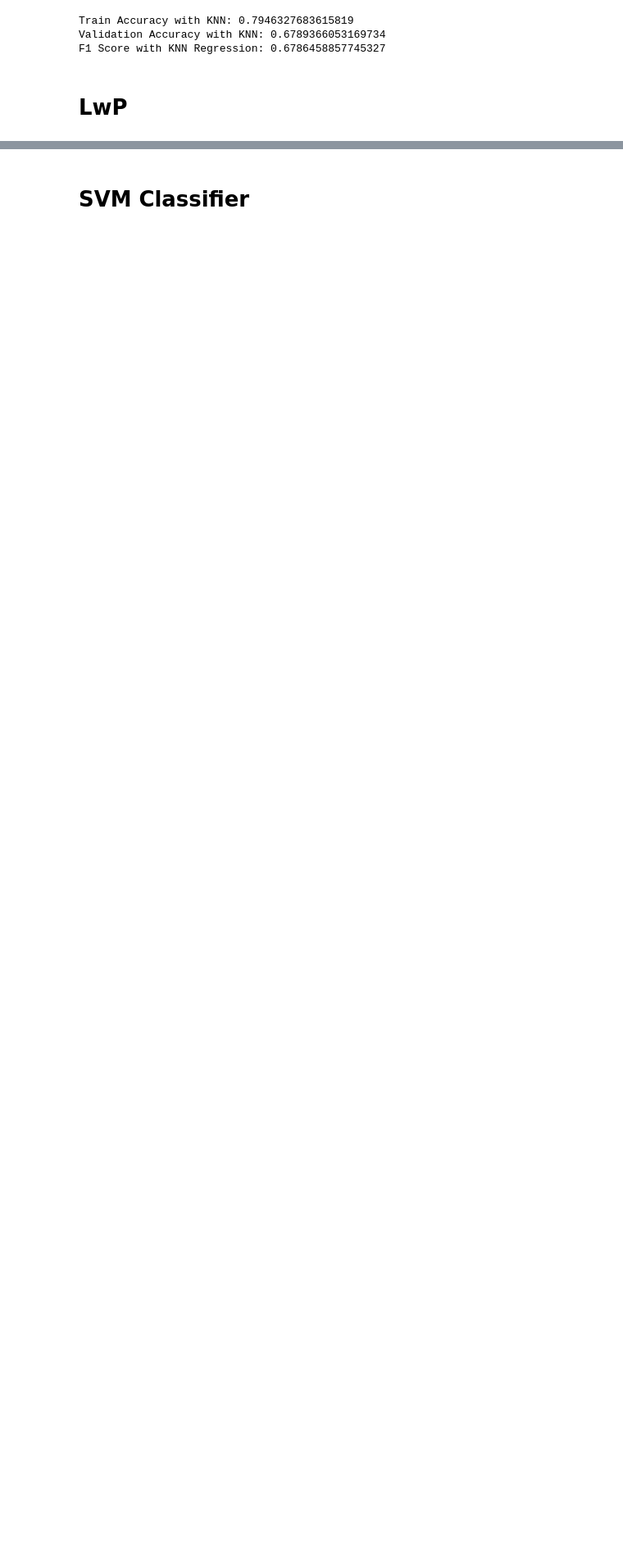
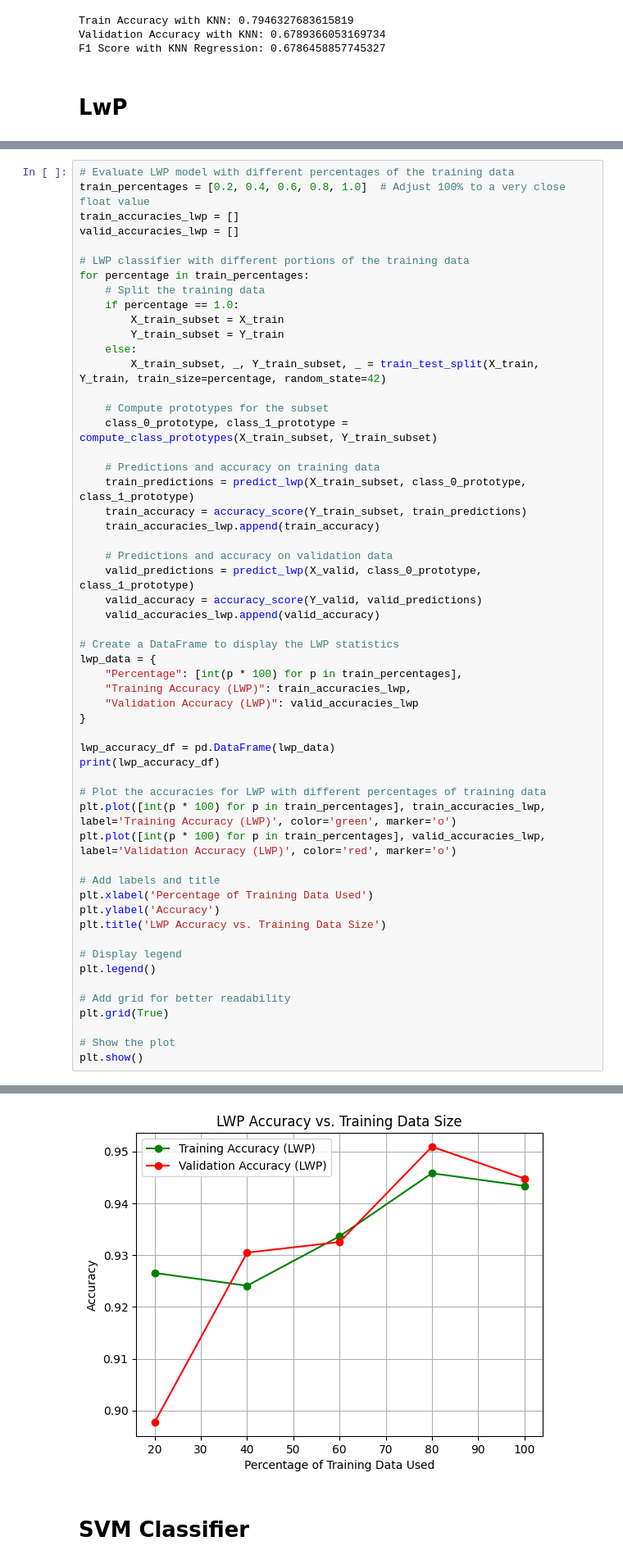
Before and after one commit to psarath22/CS771_M1, a Jupyter notebook: codes/Task2_combined_data.ipynb, the cells around one changed output, grey strips where cells are left out. Shown at 82% size. Cells and saved outputs as stored; diff of their text form; blank space fills up the shorter version.

```diff
--- a/codes/Task2_combined_data.ipynb
+++ b/codes/Task2_combined_data.ipynb
@@ -482,0 +475,56 @@ F1 Score with LWP Regression: 0.9447935937362456
+# %%
+# Evaluate LWP model with different percentages of the training data
+train_percentages = [0.2, 0.4, 0.6, 0.8, 1.0]  # Adjust 100% to a very close float value
+train_accuracies_lwp = []
+valid_accuracies_lwp = []
+
+# LWP classifier with different portions of the training data
+for percentage in train_percentages:
+    # Split the training data
+    if percentage == 1.0:
+        X_train_subset = X_train
+        Y_train_subset = Y_train
+    else:
+        X_train_subset, _, Y_train_subset, _ = train_test_split(X_train, Y_train, train_size=percentage, random_state=42)
+
+    # Compute prototypes for the subset
+    class_0_prototype, class_1_prototype = compute_class_prototypes(X_train_subset, Y_train_subset)
+
+    # Predictions and accuracy on training data
+    train_predictions = predict_lwp(X_train_subset, class_0_prototype, class_1_prototype)
+    train_accuracy = accuracy_score(Y_train_subset, train_predictions)
+    train_accuracies_lwp.append(train_accuracy)
+
+    # Predictions and accuracy on validation data
+    valid_predictions = predict_lwp(X_valid, class_0_prototype, class_1_prototype)
+    valid_accuracy = accuracy_score(Y_valid, valid_predictions)
+    valid_accuracies_lwp.append(valid_accuracy)
+
+# Create a DataFrame to display the LWP statistics
+lwp_data = {
+    "Percentage": [int(p * 100) for p in train_percentages],
+    "Training Accuracy (LWP)": train_accuracies_lwp,
+    "Validation Accuracy (LWP)": valid_accuracies_lwp
+}
+
+lwp_accuracy_df = pd.DataFrame(lwp_data)
+print(lwp_accuracy_df)
+
+# Plot the accuracies for LWP with different percentages of training data
+plt.plot([int(p * 100) for p in train_percentages], train_accuracies_lwp, label='Training Accuracy (LWP)', color='green', marker='o')
+plt.plot([int(p * 100) for p in train_percentages], valid_accuracies_lwp, label='Validation Accuracy (LWP)', color='red', marker='o')
+
+# Add labels and title
+plt.xlabel('Percentage of Training Data Used')
+plt.ylabel('Accuracy')
+plt.title('LWP Accuracy vs. Training Data Size')
+
+# Display legend
+plt.legend()
+
+# Add grid for better readability
+plt.grid(True)
+
+# Show the plot
+plt.show()
+# %% [output]
@@ -483,3 +537,4 @@ F1 Score with LWP Regression: 0.9447935937362456
+[figure, added]
 # %% [markdown]
 # **SVM Classifier**
 # %%
```
Also changed, not shown: parts of 9 cells of this notebook, 1 other file.
